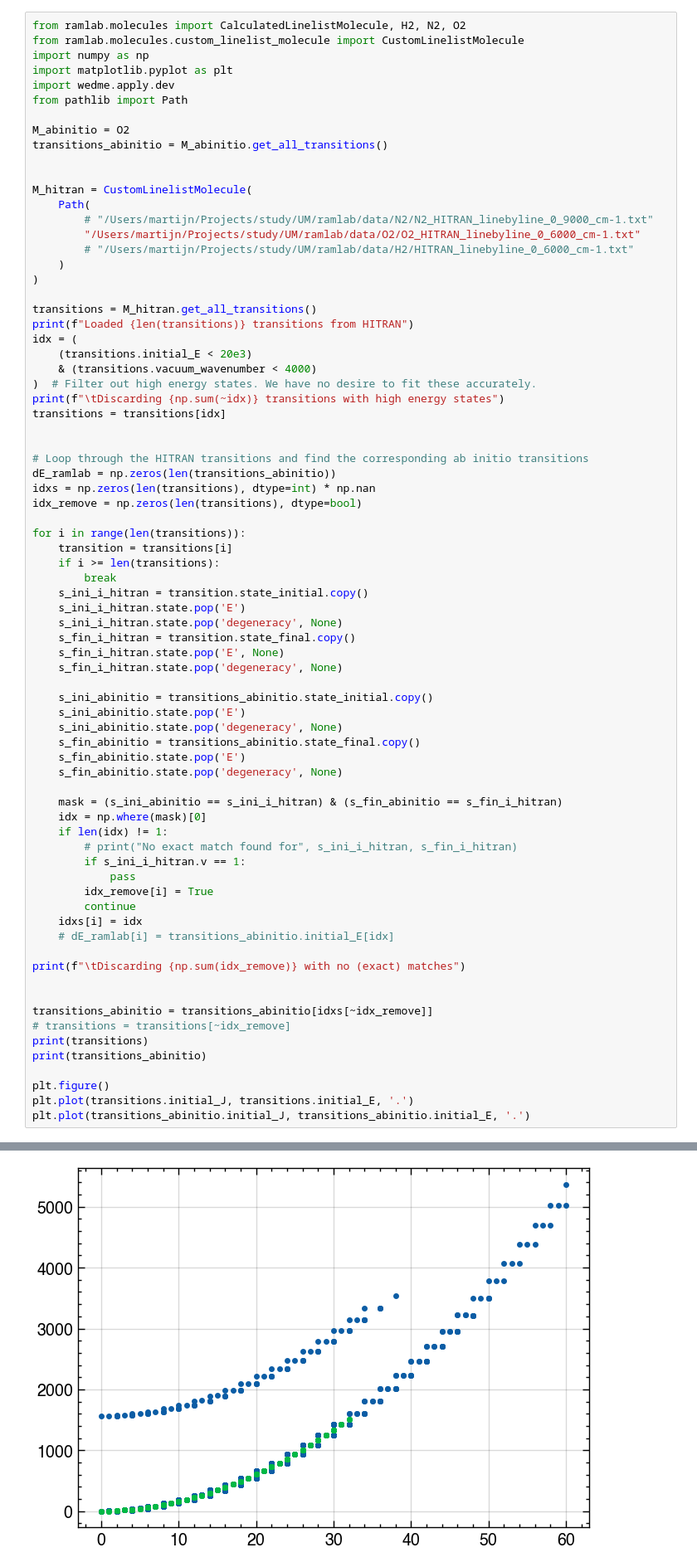
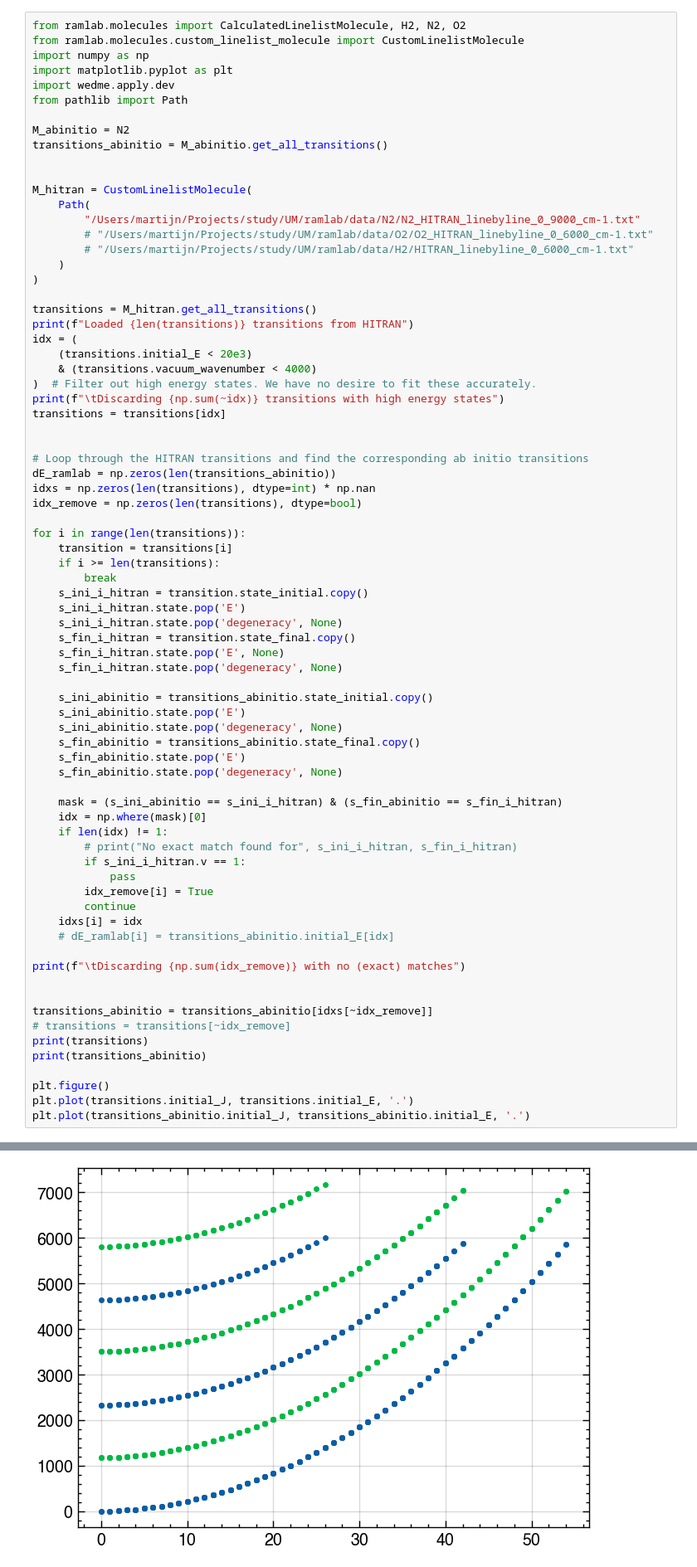
Before and after one commit to Brightsite-Plasmalab/ramlab, a Jupyter notebook: demo/fit_constants_simple.ipynb, the cells around one changed output, grey strips where cells are left out. Shown at 83% size. Saved outputs shown, nothing was run; the diff lists cells and outputs as text.

```diff
--- a/demo/fit_constants_simple.ipynb
+++ b/demo/fit_constants_simple.ipynb
@@ -52,14 +52,14 @@ import matplotlib.pyplot as plt
 import wedme.apply.dev
 from pathlib import Path
 
-M_abinitio = O2
+M_abinitio = N2
 transitions_abinitio = M_abinitio.get_all_transitions()
 
 
 M_hitran = CustomLinelistMolecule(
     Path(
-        # "/Users/martijn/Projects/study/UM/ramlab/data/N2/N2_HITRAN_linebyline_0_9000_cm-1.txt"
-        "/Users/martijn/Projects/study/UM/ramlab/data/O2/O2_HITRAN_linebyline_0_6000_cm-1.txt"
+        "/Users/martijn/Projects/study/UM/ramlab/data/N2/N2_HITRAN_linebyline_0_9000_cm-1.txt"
+        # "/Users/martijn/Projects/study/UM/ramlab/data/O2/O2_HITRAN_linebyline_0_6000_cm-1.txt"
         # "/Users/martijn/Projects/study/UM/ramlab/data/H2/HITRAN_linebyline_0_6000_cm-1.txt"
     )
 )
@@ -128,5 +128,5 @@ Transitions[213](initial_v, initial_J, initial_degeneracy, initial_E, final_v, f
 [<matplotlib.lines.Line2D at 0x...>]
-[figure, old version]
+[figure, new version]
 # %% [markdown]
 # Check deviation between current implementation and HITRAN line list
 # %%
```
Also changed, not shown: parts of 4 cells of this notebook, 7 other files.
